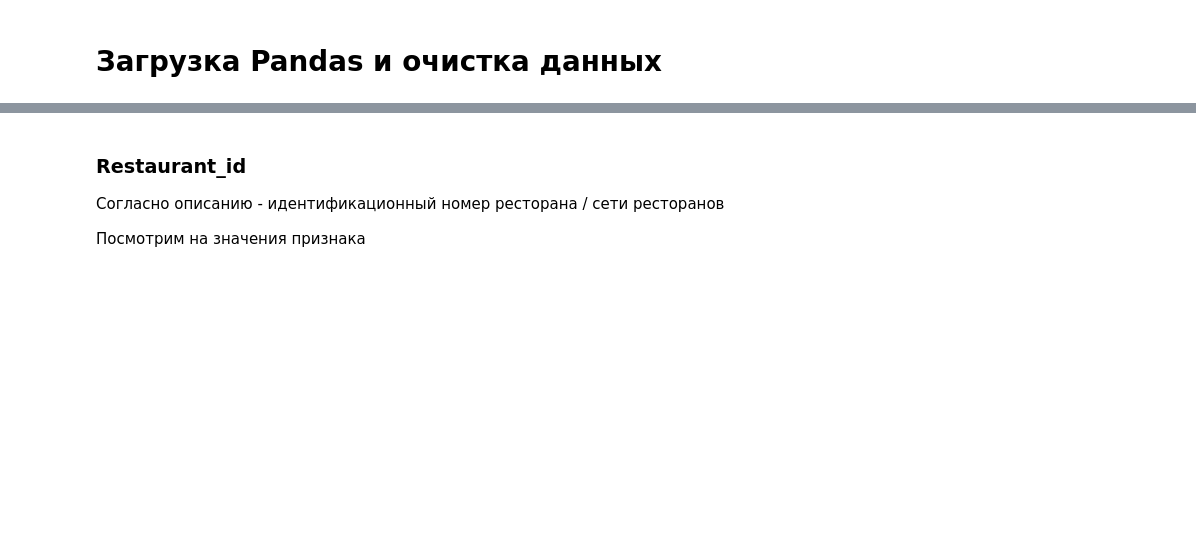
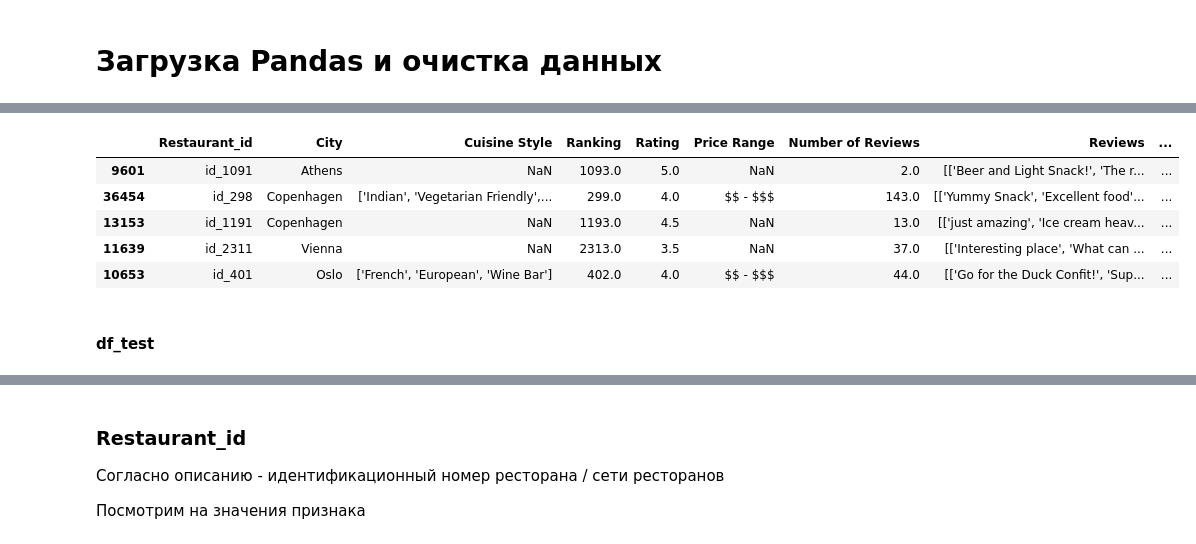
Before and after one commit to Urusut/IvanovDmitryV, a Jupyter notebook: Unit_3/your_first_model.ipynb, the cells around one changed output, grey strips where cells are left out. Saved outputs shown, nothing was run; the diff lists cells and outputs as text; code cells hidden in the pictures; blank space fills up the shorter version.

```diff
--- a/Unit_3/your_first_model.ipynb
+++ b/Unit_3/your_first_model.ipynb
@@ -139,0 +130,11 @@ df.columns = df.columns.str.replace(' ','_')
+# %%
+df_train.sample(5)
+# %% [output]
+|  | Restaurant_id | City | Cuisine Style | Ranking | Rating | Price Range | Number of Reviews | Reviews | ... |
+| 9601 | id_1091 | Athens | NaN | 1093.0 | 5.0 | NaN | 2.0 | [['Beer and Light Snack!', 'The r... | ... |
+| 36454 | id_298 | Copenhagen | ['Indian', 'Vegetarian Friendly',... | 299.0 | 4.0 | $$ - $$$ | 143.0 | [['Yummy Snack', 'Excellent food'... | ... |
+| 13153 | id_1191 | Copenhagen | NaN | 1193.0 | 4.5 | NaN | 13.0 | [['just amazing', 'Ice cream heav... | ... |
+| 11639 | id_2311 | Vienna | NaN | 2313.0 | 3.5 | NaN | 37.0 | [['Interesting place', 'What can ... | ... |
+| 10653 | id_401 | Oslo | ['French', 'European', 'Wine Bar'] | 402.0 | 4.0 | $$ - $$$ | 44.0 | [['Go for the Duck Confit!', 'Sup... | ... |
+# %% [markdown]
+#### df_test
```
Also changed, not shown: parts of 129 cells of this notebook, 3 other files.
